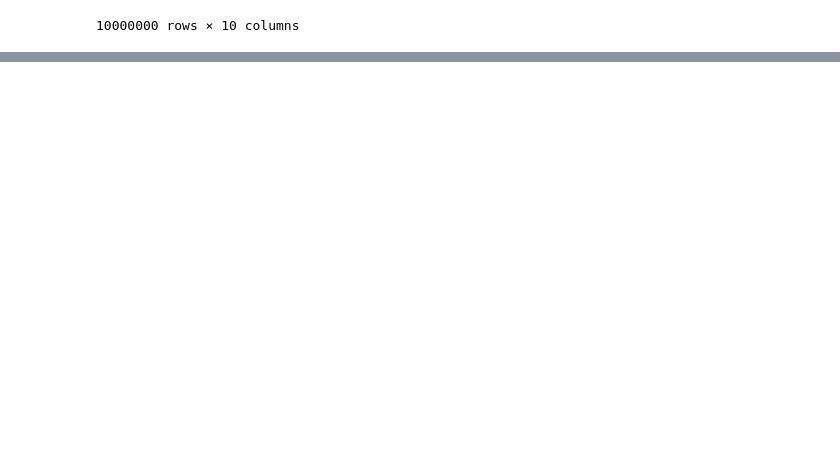
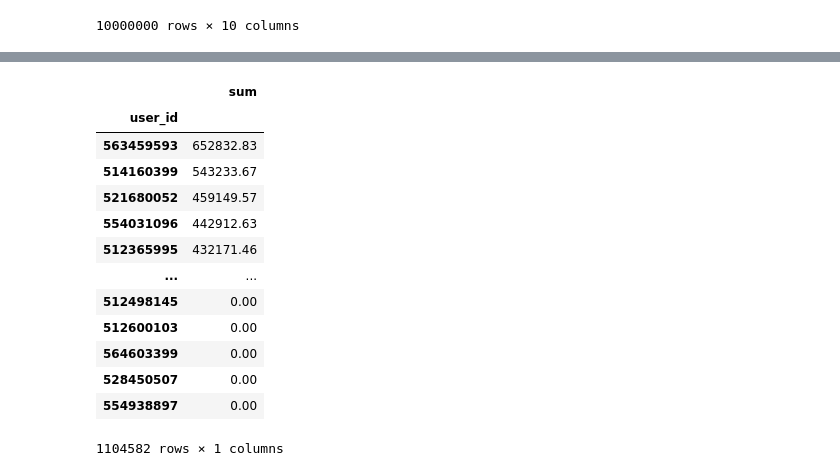
Before and after one commit to arshiaarora10/DatascienceAA, a Jupyter notebook: Class1/7th June.ipynb, the cells around one changed output, grey strips where cells are left out. Cells and saved outputs as stored; diff of their text form; code cells hidden in the pictures; blank space fills up the shorter version.

```diff
--- a/Class1/7th June.ipynb
+++ b/Class1/7th June.ipynb
@@ -46,0 +63,19 @@ df_sum
+# %%
+df_user=df.groupby('user_id')['price'].aggregate(['sum'])
+df_user.sort_values('sum',ascending=False,inplace=True)
+df_user
+# %% [output]
+|  | sum |
+| user_id |  |
+| 563459593 | 652832.83 |
+| 514160399 | 543233.67 |
+| 521680052 | 459149.57 |
+| 554031096 | 442912.63 |
+| 512365995 | 432171.46 |
+| ... | ... |
+| 512498145 | 0.00 |
+| 512600103 | 0.00 |
+| 564603399 | 0.00 |
+| 528450507 | 0.00 |
+| 554938897 | 0.00 |
+1104582 rows × 1 columns
```
Also changed, not shown: parts of 14 cells of this notebook, 12 other files.
